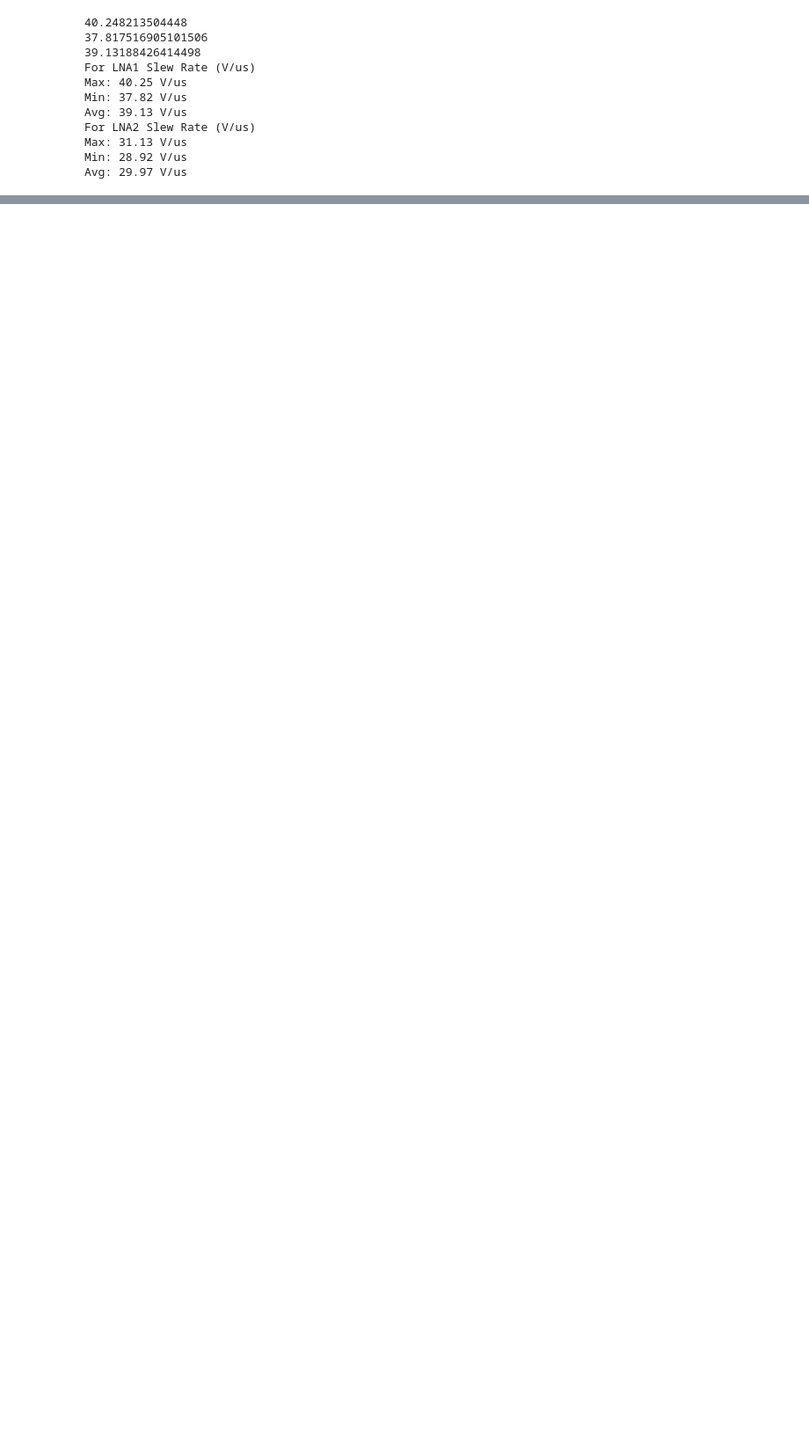
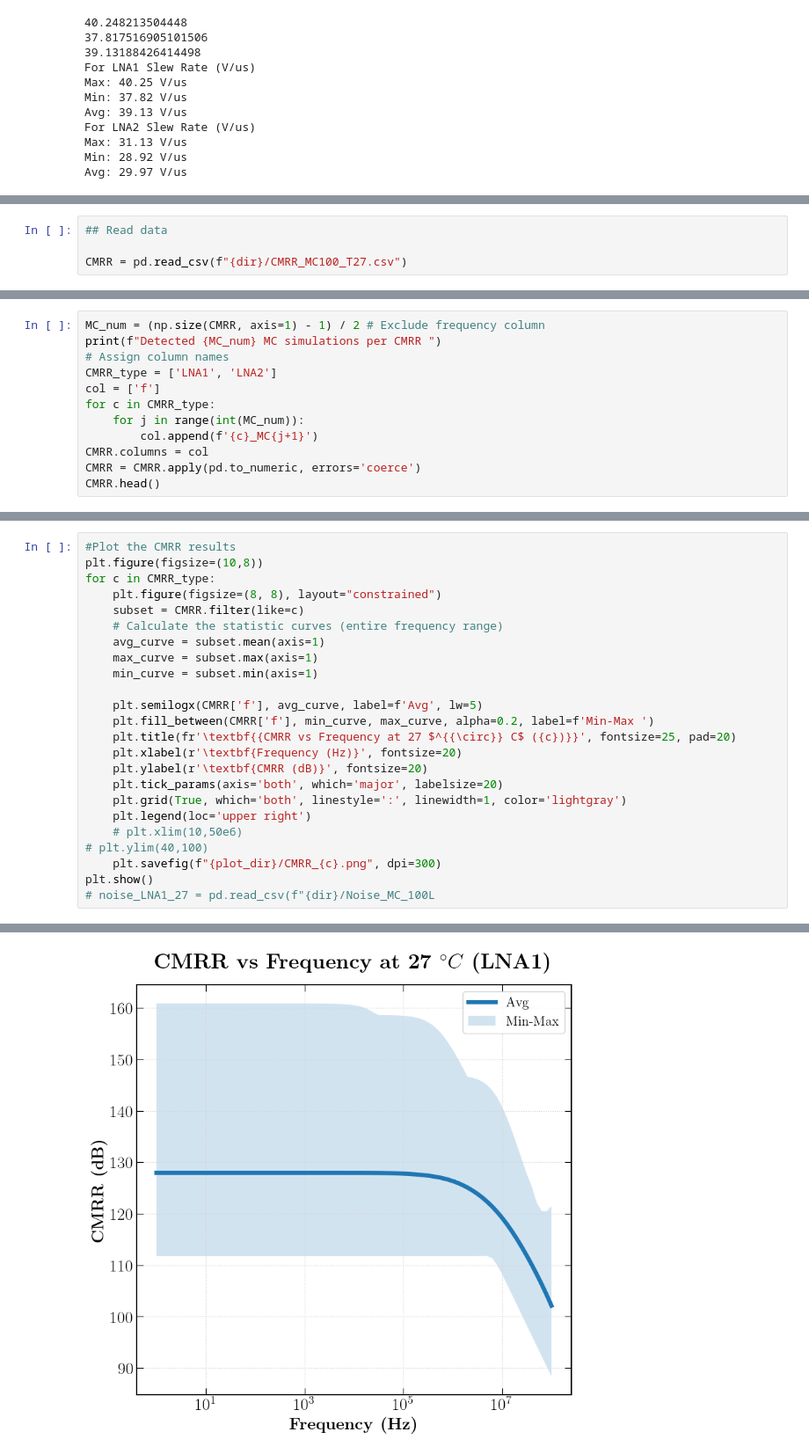
Before and after one commit to BaoTON1701/R-T_BiCMOS_run, a Jupyter notebook: code/Plot_results.ipynb, the cells around one changed output, grey strips where cells are left out. Shown at 88% size. Drawn from its saved outputs; the diff is of its cells as text; blank space fills up the shorter version.

```diff
--- a/code/Plot_results.ipynb
+++ b/code/Plot_results.ipynb
@@ -1162,0 +1359,4 @@ LNA2:
+# %%
+## Read data
+
+CMRR = pd.read_csv(f"{dir}/CMRR_MC100_T27.csv")
@@ -1162,0 +1373,12 @@ LNA2:
+# %%
+MC_num = (np.size(CMRR, axis=1) - 1) / 2 # Exclude frequency column
+print(f"Detected {MC_num} MC simulations per CMRR ")
+# Assign column names
+CMRR_type = ['LNA1', 'LNA2']
+col = ['f']
+for c in CMRR_type:
+    for j in range(int(MC_num)):
+        col.append(f'{c}_MC{j+1}')
+CMRR.columns = col
+CMRR = CMRR.apply(pd.to_numeric, errors='coerce')
+CMRR.head()
@@ -1162,0 +1394,25 @@ LNA2:
+# %%
+#Plot the CMRR results
+plt.figure(figsize=(10,8))
+for c in CMRR_type:
+    plt.figure(figsize=(8, 8), layout="constrained")
+    subset = CMRR.filter(like=c)
+    # Calculate the statistic curves (entire frequency range)
+    avg_curve = subset.mean(axis=1)
+    max_curve = subset.max(axis=1)
+    min_curve = subset.min(axis=1)
+
+    plt.semilogx(CMRR['f'], avg_curve, label=f'Avg', lw=5)
+    plt.fill_between(CMRR['f'], min_curve, max_curve, alpha=0.2, label=f'Min-Max ')
+    plt.title(fr'\textbf{{CMRR vs Frequency at 27 $^{{\circ}} C$ ({c})}}', fontsize=25, pad=20)
+    plt.xlabel(r'\textbf{Frequency (Hz)}', fontsize=20)
+    plt.ylabel(r'\textbf{CMRR (dB)}', fontsize=20)
+    plt.tick_params(axis='both', which='major', labelsize=20)
+    plt.grid(True, which='both', linestyle=':', linewidth=1, color='lightgray')
+    plt.legend(loc='upper right')
+    # plt.xlim(10,50e6)
+# plt.ylim(40,100)
+    plt.savefig(f"{plot_dir}/CMRR_{c}.png", dpi=300)
+plt.show()
+# noise_LNA1_27 = pd.read_csv(f"{dir}/Noise_MC_100L
+# %% [output]
@@ -1162,0 +1420 @@ LNA2:
+[figure, added]
```
Also changed, not shown: parts of 14 cells of this notebook, 9 other files.
